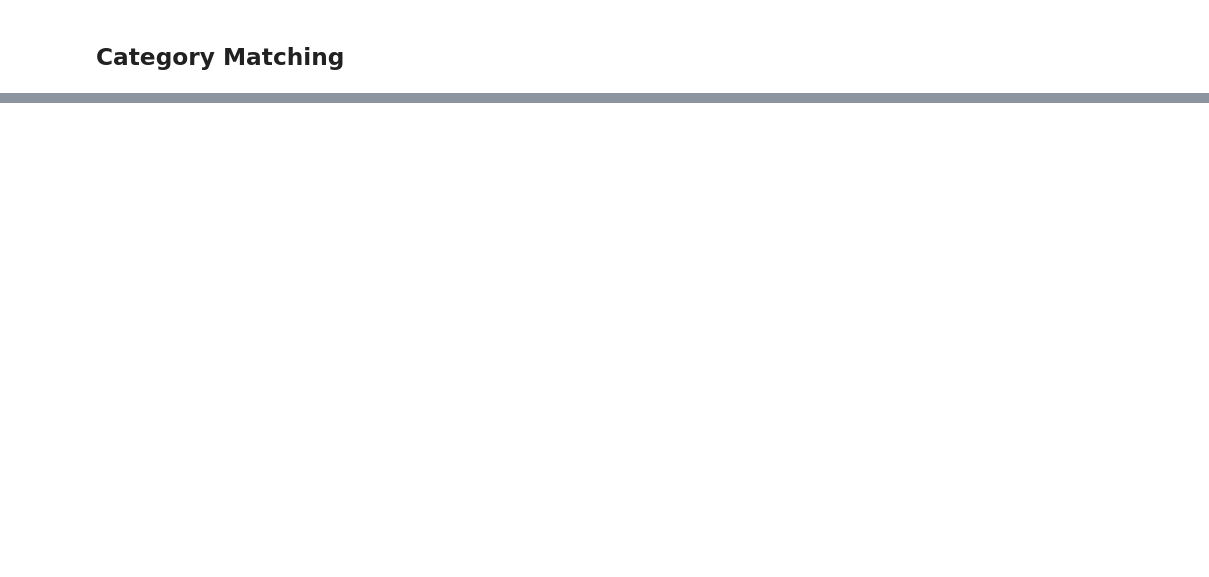
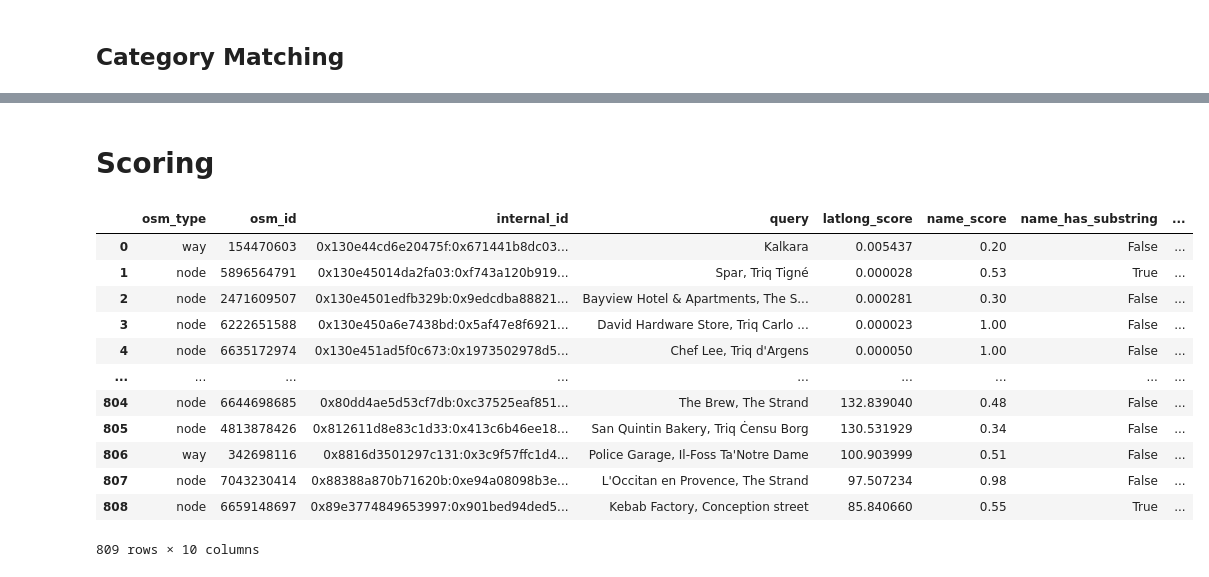
Before and after one commit to IritaSee/google_poi_confidence, a Jupyter notebook: check.ipynb, the cells around one changed output, grey strips where cells are left out. Saved outputs shown, nothing was run; the diff lists cells and outputs as text; code cells hidden in the pictures; blank space fills up the shorter version.

```diff
--- a/check.ipynb
+++ b/check.ipynb
@@ -187,8 +160,8 @@ distancedelta
 from difflib import SequenceMatcher
 score_sequencer=[]
 for osmname,googname in zip(osm_match['name'],google_match['name']):
-    googname=str(googname)
-    osmname=str(osmname)
+    googname=str(googname).lower()
+    osmname=str(osmname).lower()
 
     print("comparing "+osmname+ " and "+googname)
     s = SequenceMatcher(None, osmname, googname)
@@ -232,13 +242,2 @@ comparing Kebab Factory and The Kebab Factory - An Indian Bistro
 # %% [markdown]
 ## Category Matching
-# %%
-category_match=[]
-from difflib import SequenceMatcher
-
-for osmname,googname in zip(osm_match['categories'],google_match['categories']):
-    googname=str(googname)
-    osmname=str(osmname)
-    print("comparing "+osmname+ " and "+googname)
-    s = SequenceMatcher(None, osmname, googname)
-    print(s.ratio())
-    category_match.append(s.ratio())
@@ -262,0 +283,18 @@ comparing {food} and {food}
+# %%
+from thefuzz import fuzz
+fuzz_cat=[]
+for osmname,googname in zip(osm_match['categories'],google_match['categories']):
+    googname=str(googname).lower()
+    osmname=str(osmname).lower()
+    googname=googname[1:-1]
+    osmname=osmname[1:-1]
+    if(googname == 'a'):googname='---'
+    if(osmname == 'a'):osmname='---'
+    print("comparing "+osmname+ " and "+googname)
+    test=fuzz.token_sort_ratio(osmname,googname)
+    #just like name matching but simpler, and weighted lower than name matching, (for me, just add ten points)
+    if ((osmname.find(googname) !=-1 or googname.find(osmname) != -1) and test!=100):
+       test=test+10
+
+    print(test/100)
+    fuzz_cat.append(test/100)
@@ -262,0 +381,27 @@ comparing {food} and {food}
+# %% [markdown]
+# Scoring
+# %%
+#create a dataframe to see everything in one overview
+
+matching['latlong_score']=distancedelta
+matching['name_score']=fuzz_name
+matching['name_has_substring']=is_with_subs
+matching['categories_score']=fuzz_cat
+matching['address_score']=fuzz_addr
+matching['addr_has_substring']=addr_with_subs
+# %%
+matching
+# %% [output]
+|  | osm_type | osm_id | internal_id | query | latlong_score | name_score | name_has_substring | ... |
+| 0 | way | 154470603 | 0x130e44cd6e20475f:0x671441b8dc03... | Kalkara | 0.005437 | 0.20 | False | ... |
+| 1 | node | 5896564791 | 0x130e45014da2fa03:0xf743a120b919... | Spar, Triq Tigné | 0.000028 | 0.53 | True | ... |
+| 2 | node | 2471609507 | 0x130e4501edfb329b:0x9edcdba88821... | Bayview Hotel & Apartments, The S... | 0.000281 | 0.30 | False | ... |
+| 3 | node | 6222651588 | 0x130e450a6e7438bd:0x5af47e8f6921... | David Hardware Store, Triq Carlo ... | 0.000023 | 1.00 | False | ... |
+| 4 | node | 6635172974 | 0x130e451ad5f0c673:0x1973502978d5... | Chef Lee, Triq d'Argens | 0.000050 | 1.00 | False | ... |
+| ... | ... | ... | ... | ... | ... | ... | ... | ... |
+| 804 | node | 6644698685 | 0x80dd4ae5d53cf7db:0xc37525eaf851... | The Brew, The Strand | 132.839040 | 0.48 | False | ... |
+| 805 | node | 4813878426 | 0x812611d8e83c1d33:0x413c6b46ee18... | San Quintin Bakery, Triq Ċensu Borg | 130.531929 | 0.34 | False | ... |
+| 806 | way | 342698116 | 0x8816d3501297c131:0x3c9f57ffc1d4... | Police Garage, Il-Foss Ta'Notre Dame | 100.903999 | 0.51 | False | ... |
+| 807 | node | 7043230414 | 0x88388a870b71620b:0xe94a08098b3e... | L'Occitan en Provence, The Strand | 97.507234 | 0.98 | False | ... |
+| 808 | node | 6659148697 | 0x89e3774849653997:0x901bed94ded5... | Kebab Factory, Conception street | 85.840660 | 0.55 | True | ... |
+809 rows × 10 columns
```
Also changed, not shown: parts of 19 cells of this notebook.
